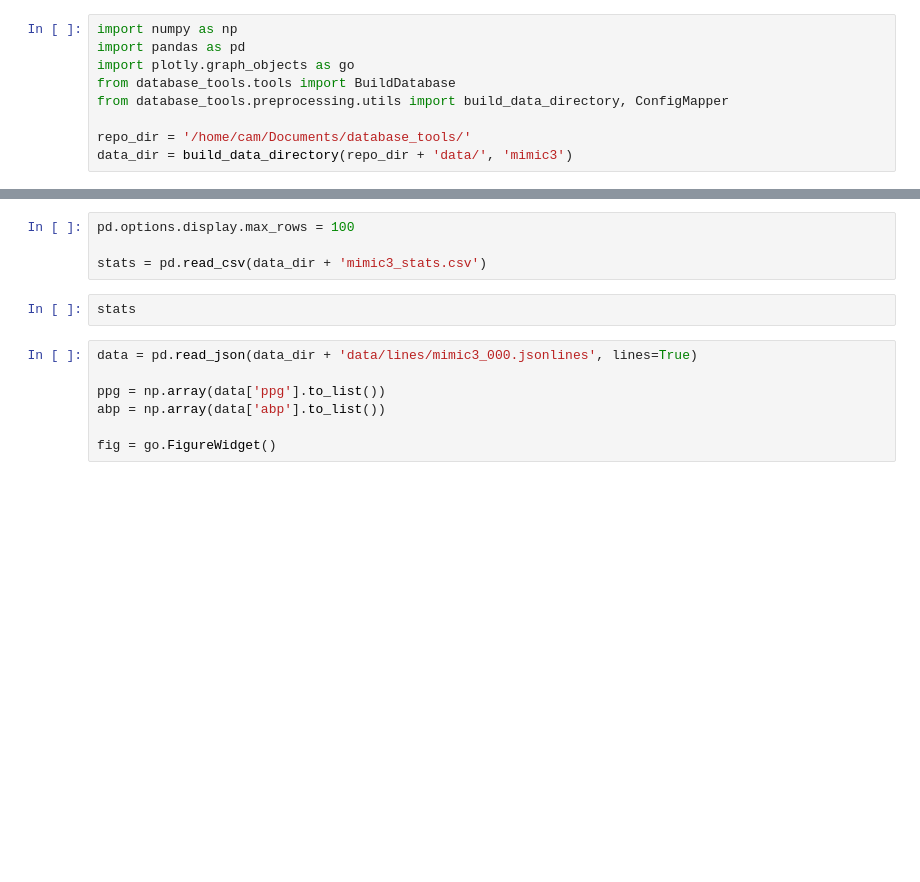
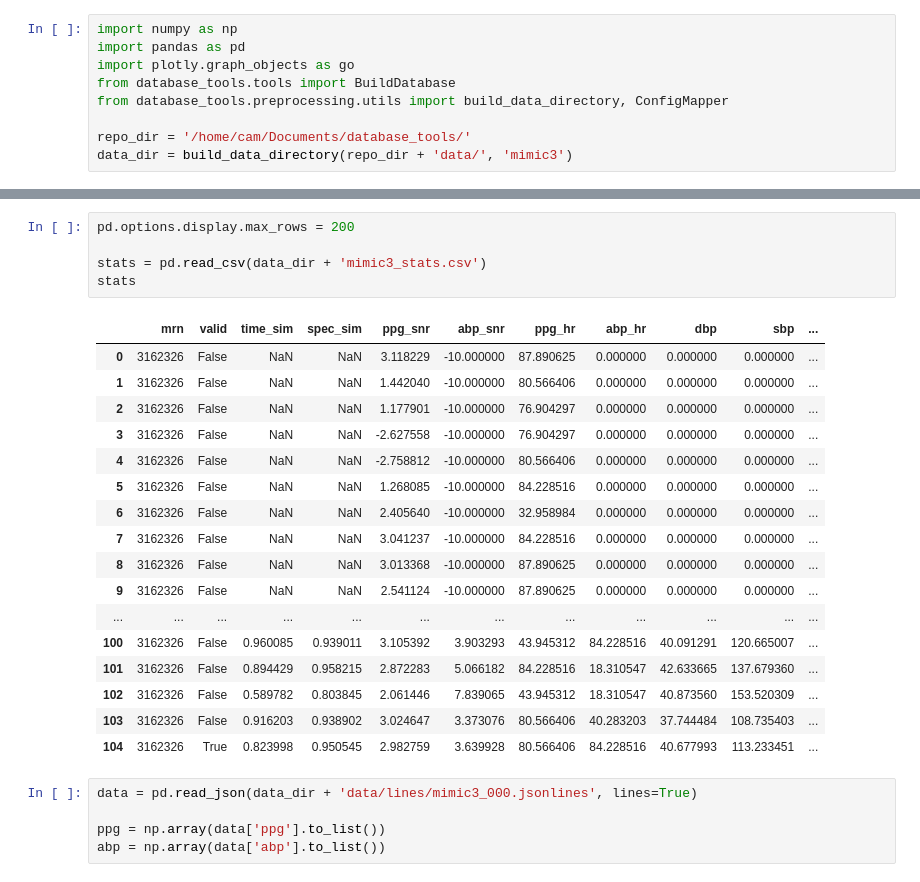
Before and after one commit to HeartfeltBP/database_tools, a Jupyter notebook: notebooks/mimic3_build.ipynb, the cells around one changed output, grey strips where cells are left out. Saved outputs shown, nothing was run; the diff lists cells and outputs as text; blank space fills up the shorter version.

```diff
--- a/notebooks/mimic3_build.ipynb
+++ b/notebooks/mimic3_build.ipynb
@@ -48,14 +39,29 @@ IndexError: list index out of range
 # %%
-pd.options.display.max_rows = 100
+pd.options.display.max_rows = 200
 
 stats = pd.read_csv(data_dir + 'mimic3_stats.csv')
+stats
+# %% [output]
+|  | mrn | valid | time_sim | spec_sim | ppg_snr | abp_snr | ppg_hr | abp_hr | dbp | sbp | ... |
+| 0 | 3162326 | False | NaN | NaN | 3.118229 | -10.000000 | 87.890625 | 0.000000 | 0.000000 | 0.000000 | ... |
+| 1 | 3162326 | False | NaN | NaN | 1.442040 | -10.000000 | 80.566406 | 0.000000 | 0.000000 | 0.000000 | ... |
+| 2 | 3162326 | False | NaN | NaN | 1.177901 | -10.000000 | 76.904297 | 0.000000 | 0.000000 | 0.000000 | ... |
+| 3 | 3162326 | False | NaN | NaN | -2.627558 | -10.000000 | 76.904297 | 0.000000 | 0.000000 | 0.000000 | ... |
+| 4 | 3162326 | False | NaN | NaN | -2.758812 | -10.000000 | 80.566406 | 0.000000 | 0.000000 | 0.000000 | ... |
+| 5 | 3162326 | False | NaN | NaN | 1.268085 | -10.000000 | 84.228516 | 0.000000 | 0.000000 | 0.000000 | ... |
+| 6 | 3162326 | False | NaN | NaN | 2.405640 | -10.000000 | 32.958984 | 0.000000 | 0.000000 | 0.000000 | ... |
+| 7 | 3162326 | False | NaN | NaN | 3.041237 | -10.000000 | 84.228516 | 0.000000 | 0.000000 | 0.000000 | ... |
+| 8 | 3162326 | False | NaN | NaN | 3.013368 | -10.000000 | 87.890625 | 0.000000 | 0.000000 | 0.000000 | ... |
+| 9 | 3162326 | False | NaN | NaN | 2.541124 | -10.000000 | 87.890625 | 0.000000 | 0.000000 | 0.000000 | ... |
+| ... | ... | ... | ... | ... | ... | ... | ... | ... | ... | ... | ... |
+| 100 | 3162326 | False | 0.960085 | 0.939011 | 3.105392 | 3.903293 | 43.945312 | 84.228516 | 40.091291 | 120.665007 | ... |
+| 101 | 3162326 | False | 0.894429 | 0.958215 | 2.872283 | 5.066182 | 84.228516 | 18.310547 | 42.633665 | 137.679360 | ... |
+| 102 | 3162326 | False | 0.589782 | 0.803845 | 2.061446 | 7.839065 | 43.945312 | 18.310547 | 40.873560 | 153.520309 | ... |
+| 103 | 3162326 | False | 0.916203 | 0.938902 | 3.024647 | 3.373076 | 80.566406 | 40.283203 | 37.744484 | 108.735403 | ... |
+| 104 | 3162326 | True | 0.823998 | 0.950545 | 2.982759 | 3.639928 | 80.566406 | 84.228516 | 40.677993 | 113.233451 | ... |
-# %%
-stats
 # %%
 data = pd.read_json(data_dir + 'data/lines/mimic3_000.jsonlines', lines=True)
 
 ppg = np.array(data['ppg'].to_list())
 abp = np.array(data['abp'].to_list())
-
-fig = go.FigureWidget()
 # %%
```
Also changed, not shown: parts of 6 cells of this notebook.
